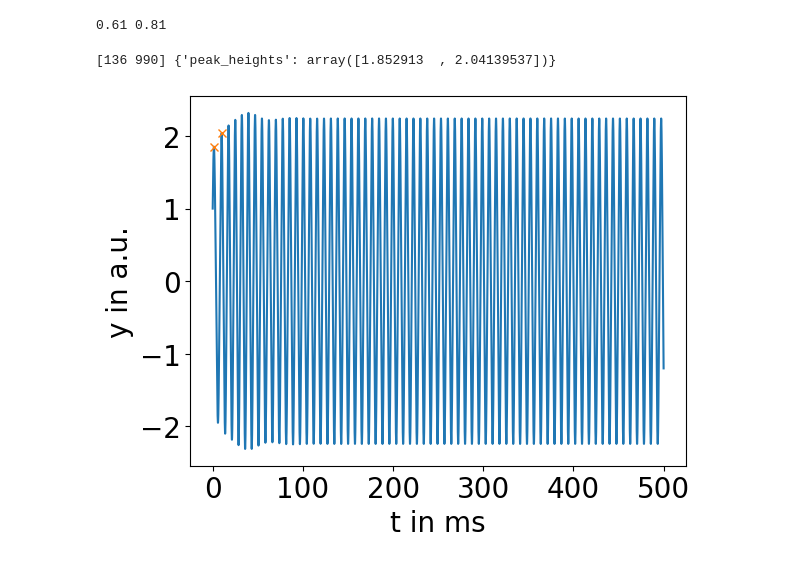
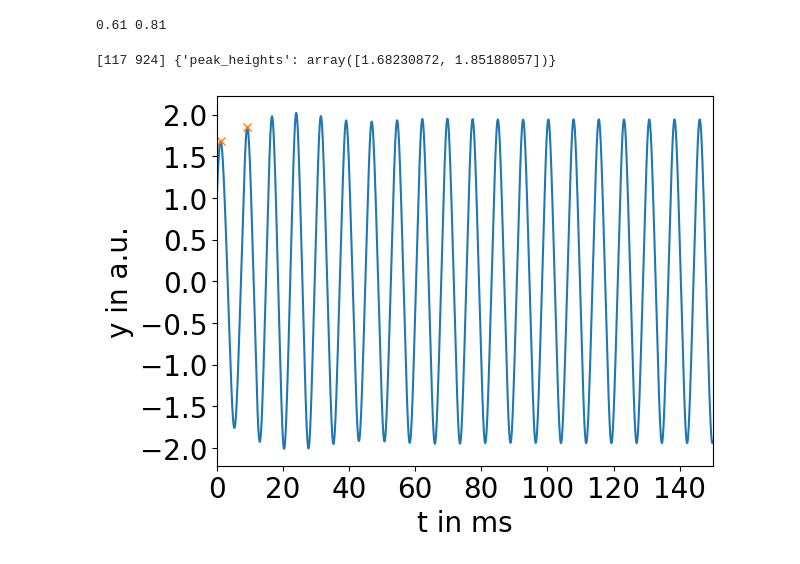
Before and after one commit to huyenanh-nguyen/Vocalization, a Jupyter notebook: Onesidecoupling/simulation.ipynb, the cells around one changed output. Saved outputs shown, nothing was run; the diff lists cells and outputs as text; code cells hidden in the pictures.

```diff
--- a/Onesidecoupling/simulation.ipynb
+++ b/Onesidecoupling/simulation.ipynb
@@ -150,32 +173,41 @@ print(k, alpha)
 0.61 0.81
 # %%
 from scipy.signal import find_peaks
+t_step = 0.01
+t_last = 100 # 50h -> 1 point represent 1h
+t = np.arange(0, 5000, t_step)
+keep = int(t_last / t_step)
+x = 1
+y = 1
+p = 1
+q = 1
+par = x,y,p,q
 k = 0.1
 gamma = 0.1
 mu = 2.0 # realistic mu value, because the vocal foldds doesnt oscillate sinousidal
 beta = 0.2
-alpha = 0
+alpha = 0.2
 lilie = OnesidedCoupling(par, t, keep, k, mu, gamma, alpha, beta)
 
 xsol = lilie.x_solv()
 ysol = lilie.y_solv()
 psol = lilie.p_solv()
 qsol = lilie.q_solv()
 
 peak,prop = find_peaks(ysol[0:1000], height = (np.repeat(-max(ysol[0:1000]), len(ysol[0:1000])),np.repeat(max(ysol[0:1000]), len(ysol[0:1000]))))
 print(peak, prop)
 plt.plot(t, ysol, label = f"k: {k:.2f}")
 plt.plot(t[peak], prop['peak_heights'], "x")
 plt.ylabel("y in a.u.", fontsize = 20)
 y_title = "$\gamma$ = " + f"{gamma:.2f}, ß = " + f"{beta:.2f}, $\\alpha$ = " + f"{alpha:.2f}, $\mu$ = " + f"{mu:.2f}, x$_0$ = " + f"{par[0]:.2f}, y$_0$ = "+ f"{par[1]:.2f}, p$_0$ = "+ f"{par[2]:.2f}, q$_0$ = "+ f"{par[3]:.2f}"
 # plt.legend(fontsize = 16, loc = "upper left")
 plt.xlabel("t in ms", fontsize = 20)
 plt.xticks(fontsize = 20)
 plt.yticks(fontsize = 20)
 # plt.ylim([-8, 8])
-# plt.xlim([0,150])
+plt.xlim([0,150])
 # plt.savefig(path + "y_timeseries_alpha05" + ".png", dpi =  300, bbox_inches = "tight")
 plt.show()
 # %% [output]
-[136 990] {'peak_heights': array([1.852913  , 2.04139537])}
+[117 924] {'peak_heights': array([1.68230872, 1.85188057])}
-[figure, old version]
+[figure, new version]
```
Also changed, not shown: parts of 5 cells of this notebook, 5 other files.
